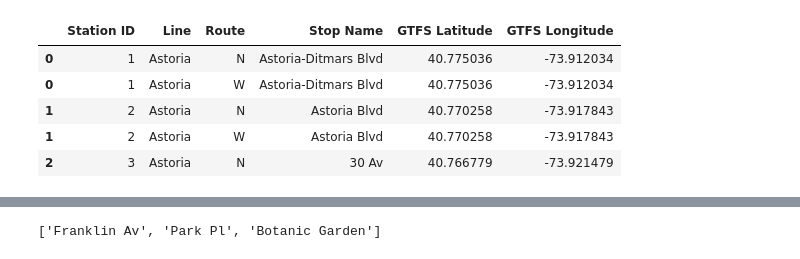
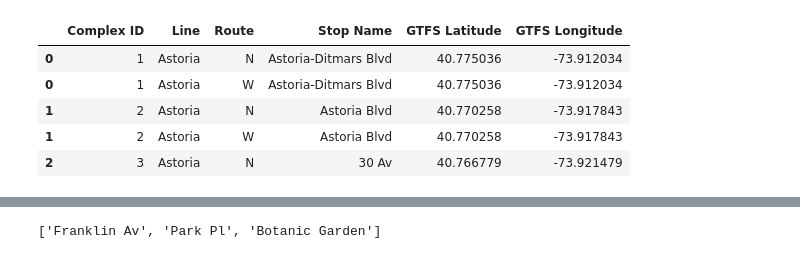
Before and after one commit to alecarreche/City_Folk, a Jupyter notebook: src/data_cleaning.ipynb, the cells around one changed output, grey strips where cells are left out. Cells and saved outputs as stored; diff of their text form; code cells hidden in the pictures.

```diff
--- a/src/data_cleaning.ipynb
+++ b/src/data_cleaning.ipynb
@@ -25,10 +25,10 @@ data.head()
 | 1 | 2 | 2 | R03 | BMT | Astoria | Astoria Blvd | Q | N W | ... |
 | 2 | 3 | 3 | R04 | BMT | Astoria | 30 Av | Q | N W | ... |
 # %%
-data = data[["Station ID", "Line", "Route", "Stop Name", "GTFS Latitude", "GTFS Longitude"]]
+data = data[["Complex ID", "Line", "Route", "Stop Name", "GTFS Latitude", "GTFS Longitude"]]
 data.head()
 # %% [output]
-|  | Station ID | Line | Route | Stop Name | GTFS Latitude | GTFS Longitude |
+|  | Complex ID | Line | Route | Stop Name | GTFS Latitude | GTFS Longitude |
 | 0 | 1 | Astoria | N | Astoria-Ditmars Blvd | 40.775036 | -73.912034 |
 | 0 | 1 | Astoria | W | Astoria-Ditmars Blvd | 40.775036 | -73.912034 |
 | 1 | 2 | Astoria | N | Astoria Blvd | 40.770258 | -73.917843 |
```
Also changed, not shown: parts of 19 cells of this notebook, 4 other files.
